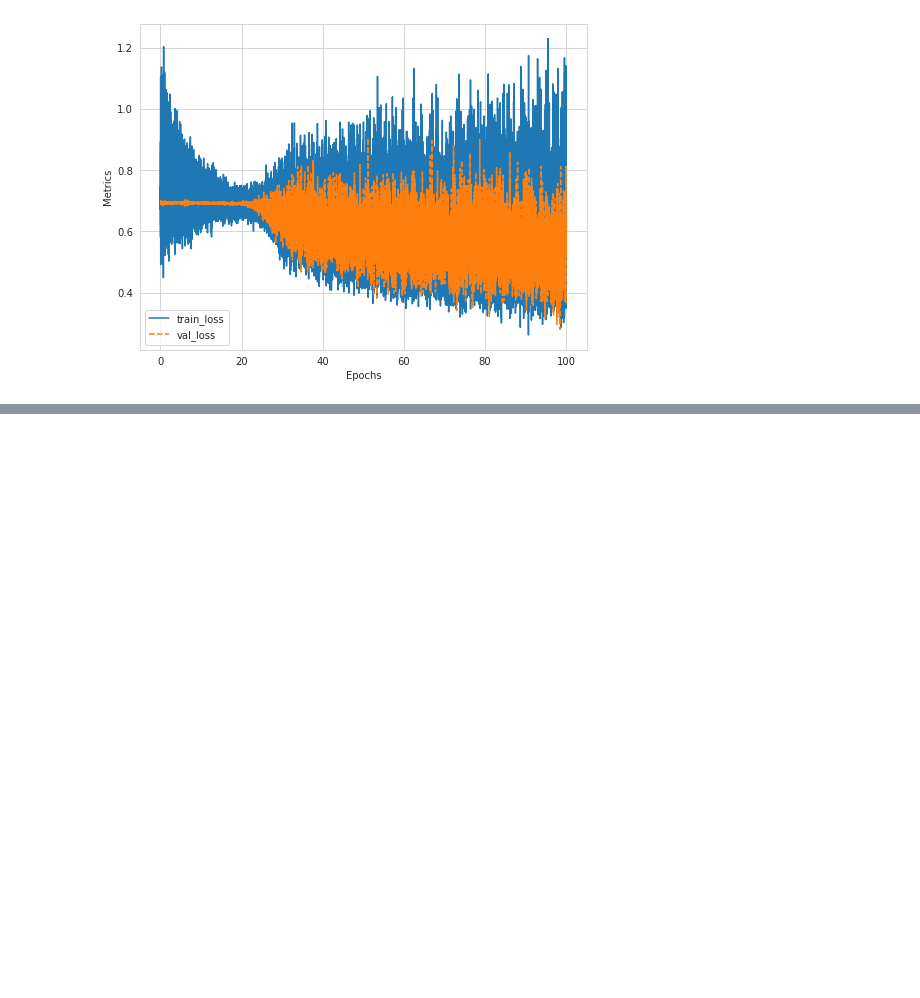
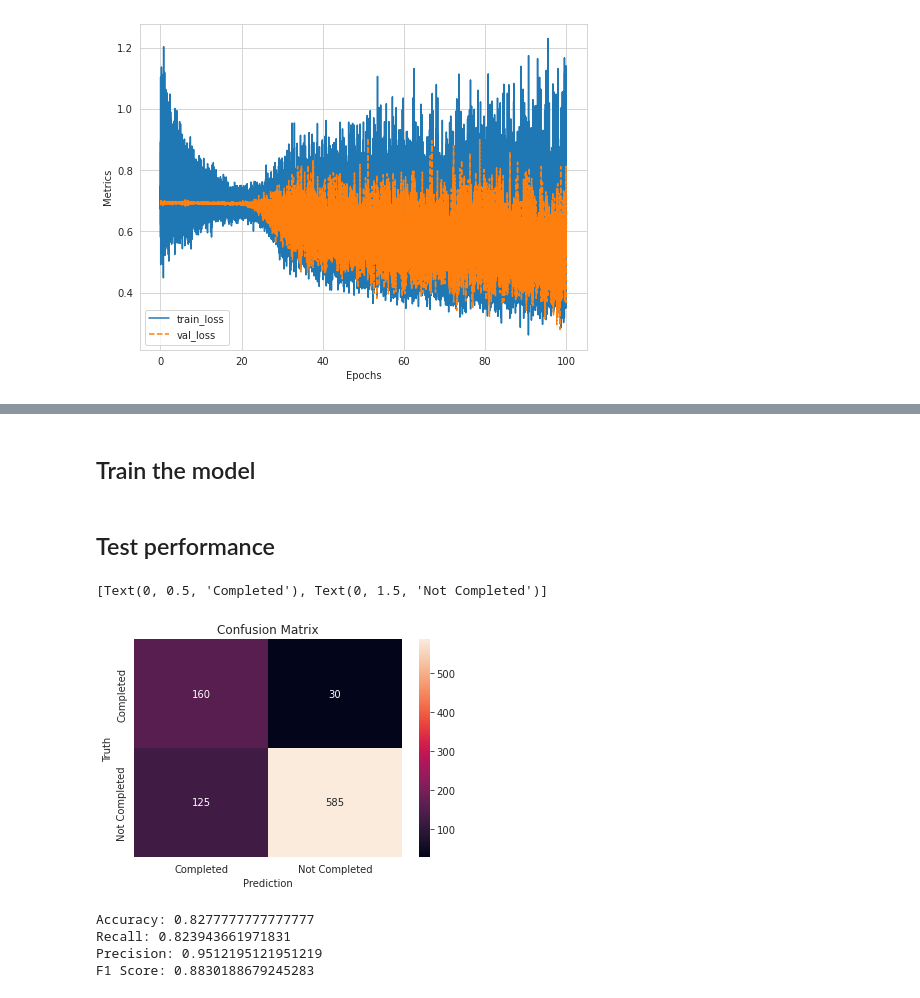
Before and after one commit to luowx0905/Individual-Project, a Jupyter notebook: sell property/build_model/basic_model_statue_price_excluded.ipynb, the cells around one changed output, grey strips where cells are left out. Drawn from its saved outputs; the diff is of its cells as text; code cells hidden in the pictures; blank space fills up the shorter version.

```diff
--- a/sell property/build_model/basic_model_statue_price_excluded.ipynb
+++ b/sell property/build_model/basic_model_statue_price_excluded.ipynb
@@ -168,0 +219,15 @@ EPOCH: 100.000  val_loss: 0.520 (737.14s - 0.00s remaining)g))
+# %%
+features = pd.read_csv("../datasets/final_features_removed.csv")
+labels = pd.read_csv("../datasets/final_labels_removed.csv")
+
+scaler = StandardScaler()
+scaler.fit(features)
+features[:] = scaler.transform(features)
+
+x_train, x_test, y_train, y_test = train_test_split(features, labels, random_state=1, test_size=0.1)
+
+temp = StatusDataset(x_train, y_train)
+in_features = len(temp[0][0])
+in_features
+# %% [markdown]
+## Train the model
@@ -168,0 +261,46 @@ EPOCH: 100.000  val_loss: 0.520 (737.14s - 0.00s remaining)g))
+# %% [markdown]
+## Test performance
+# %%
+filename = "models/status_exclude_bias_005_fold_4.pth"
+
+model = torch.load(filename, map_location=torch.device("cpu"))
+model.eval()
+completed, labels = [], []
+test_data = StatusDataset(x_test, y_test)
+test_loader = DataLoader(test_data, batch_size=16, shuffle=False, drop_last=False)
+
+for data in test_loader:
+    x, y = data
+    x = x.to("cpu")
+    y = y.to("cpu")
+
+    pred_com = model(x)
+    pred_com = torch.where(pred_com > 0.5, 1.0, 0.0)
+    for item in pred_com.tolist():
+        completed.append(item[0])
+    for item in y.tolist():
+        labels.append(item[0])
+
+pred = pd.DataFrame({"pred_completed": completed, "Truth": labels})
+
+cm = confusion_matrix(pred["pred_completed"], pred["Truth"])
+ax = plt.subplot()
+sns.heatmap(cm, annot=True, fmt='g')
+plt.xlabel("Prediction")
+plt.ylabel("Truth")
+plt.title("Confusion Matrix")
+ax.xaxis.set_ticklabels(['Completed', 'Not Completed'])
+ax.yaxis.set_ticklabels(['Completed', 'Not Completed'])
+# %% [output]
+[Text(0, 0.5, 'Completed'), Text(0, 1.5, 'Not Completed')]
+[figure, added]
+# %%
+print("Accuracy: {}".format(accuracy_score(pred["pred_completed"], pred["Truth"])))
+print("Recall: {}".format(recall_score(pred["pred_completed"], pred["Truth"])))
+print("Precision: {}".format(precision_score(pred["pred_completed"], pred["Truth"])))
+print("F1 Score: {}".format(f1_score(pred["pred_completed"], pred["Truth"])))
+# %% [output]
+Accuracy: 0.8277777777777777
+Recall: 0.823943661971831
+Precision: 0.9512195121951219
+F1 Score: 0.8830188679245283
```
Also changed, not shown: parts of 14 cells of this notebook.
